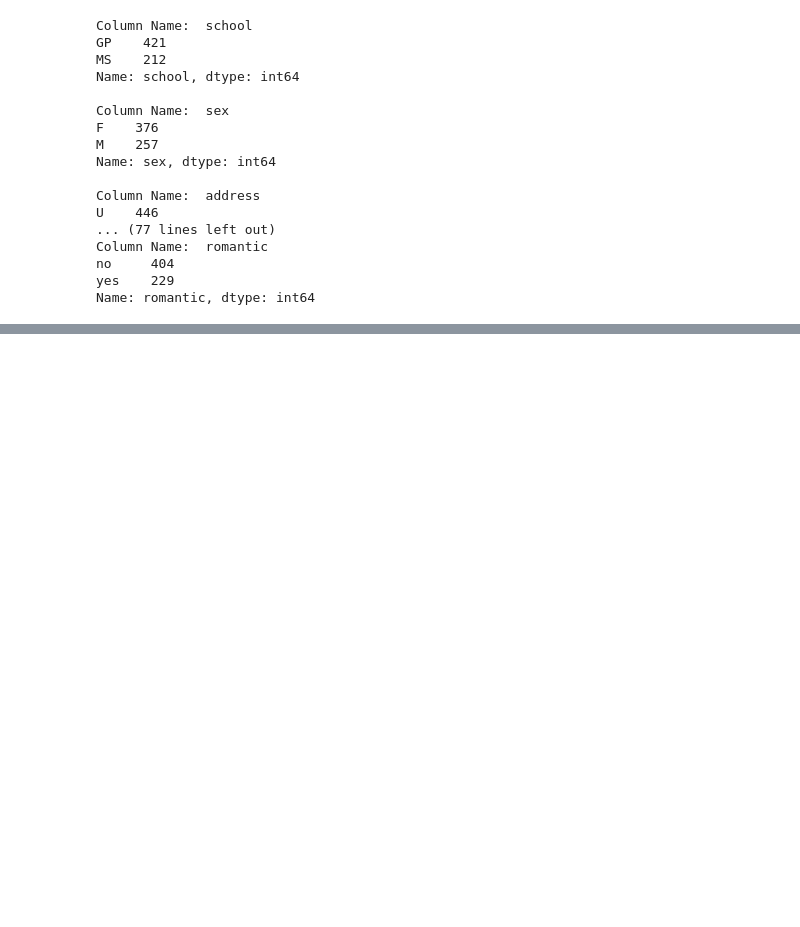
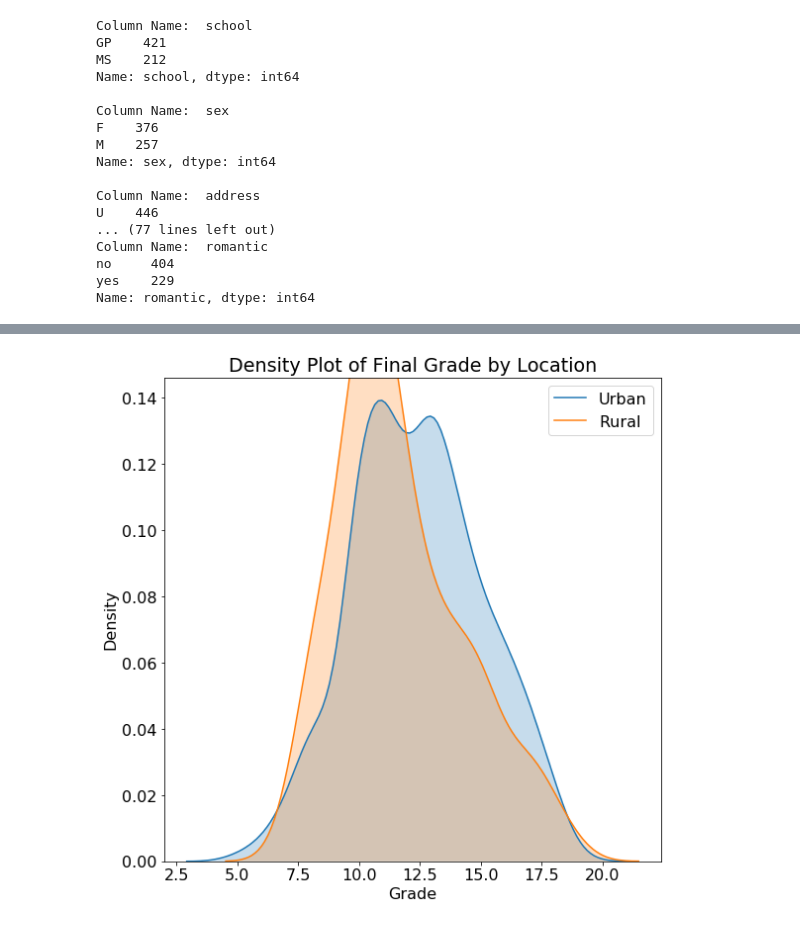
Before and after one commit to BonifasiusAnggara/Predicting-Student-Grades-with-BayesianLR, a Jupyter notebook: Predicting_Student_Grades_with_BayesianLR.ipynb, the cells around one changed output, grey strips where cells are left out. Saved outputs shown, nothing was run; the diff lists cells and outputs as text; code cells hidden in the pictures; blank space fills up the shorter version.

```diff
--- a/Predicting_Student_Grades_with_BayesianLR.ipynb
+++ b/Predicting_Student_Grades_with_BayesianLR.ipynb
@@ -117,0 +163,7 @@ Name: romantic, dtype: int64
+# %%
+# Grade distibution by address
+sns.kdeplot(df.loc[df['address'] == 'U', 'Grade'], label = 'Urban', shade = True)
+sns.kdeplot(df.loc[df['address'] == 'R', 'Grade'], label = 'Rural', shade = True)
+plt.xlabel('Grade'); plt.ylabel('Density'); plt.title('Density Plot of Final Grade by Location');
+# %% [output]
+[figure, added]
```
Also changed, not shown: parts of 7 cells of this notebook, 1 other file.
